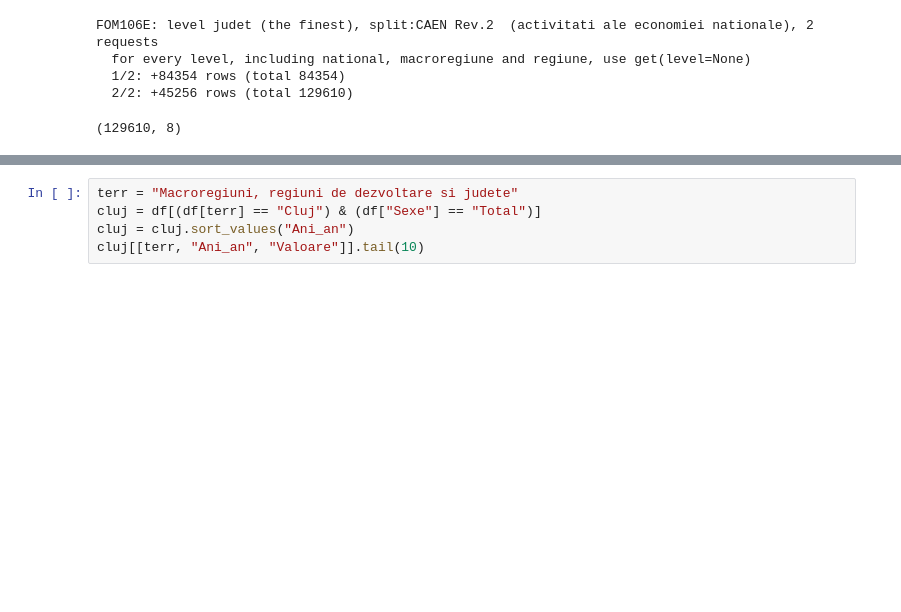
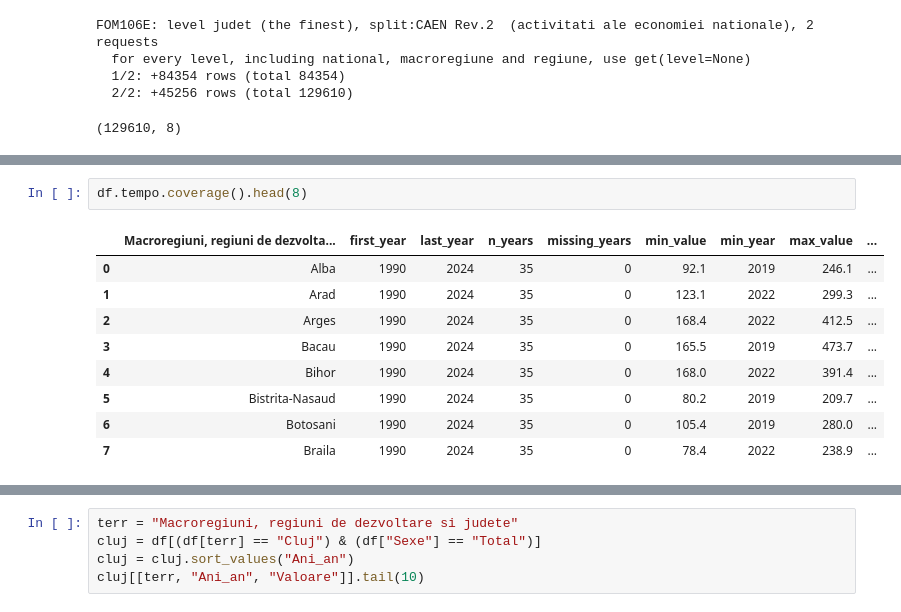
Before and after one commit to CIDS-UBB/pytempo, a Jupyter notebook: examples/tutorial_en.ipynb, the cells around one changed output, grey strips where cells are left out. Drawn from its saved outputs; the diff is of its cells as text; blank space fills up the shorter version.

Commit message:
tutoriale actualizate: nivele pe judet plus localitate, df.tempo, PostgreSQL

```diff
--- a/examples/tutorial_en.ipynb
+++ b/examples/tutorial_en.ipynb
@@ -343,0 +385,12 @@ FOM106E: level judet (the finest), split:CAEN Rev.2  (activitati ale economiei n
+# %%
+df.tempo.coverage().head(8)
+# %% [output]
+|  | Macroregiuni, regiuni de dezvolta... | first_year | last_year | n_years | missing_years | min_value | min_year | max_value | ... |
+| 0 | Alba | 1990 | 2024 | 35 | 0 | 92.1 | 2019 | 246.1 | ... |
+| 1 | Arad | 1990 | 2024 | 35 | 0 | 123.1 | 2022 | 299.3 | ... |
+| 2 | Arges | 1990 | 2024 | 35 | 0 | 168.4 | 2022 | 412.5 | ... |
+| 3 | Bacau | 1990 | 2024 | 35 | 0 | 165.5 | 2019 | 473.7 | ... |
+| 4 | Bihor | 1990 | 2024 | 35 | 0 | 168.0 | 2022 | 391.4 | ... |
+| 5 | Bistrita-Nasaud | 1990 | 2024 | 35 | 0 | 80.2 | 2019 | 209.7 | ... |
+| 6 | Botosani | 1990 | 2024 | 35 | 0 | 105.4 | 2019 | 280.0 | ... |
+| 7 | Braila | 1990 | 2024 | 35 | 0 | 78.4 | 2022 | 238.9 | ... |
```
Also changed, not shown: parts of 31 cells of this notebook, 1 other file.
